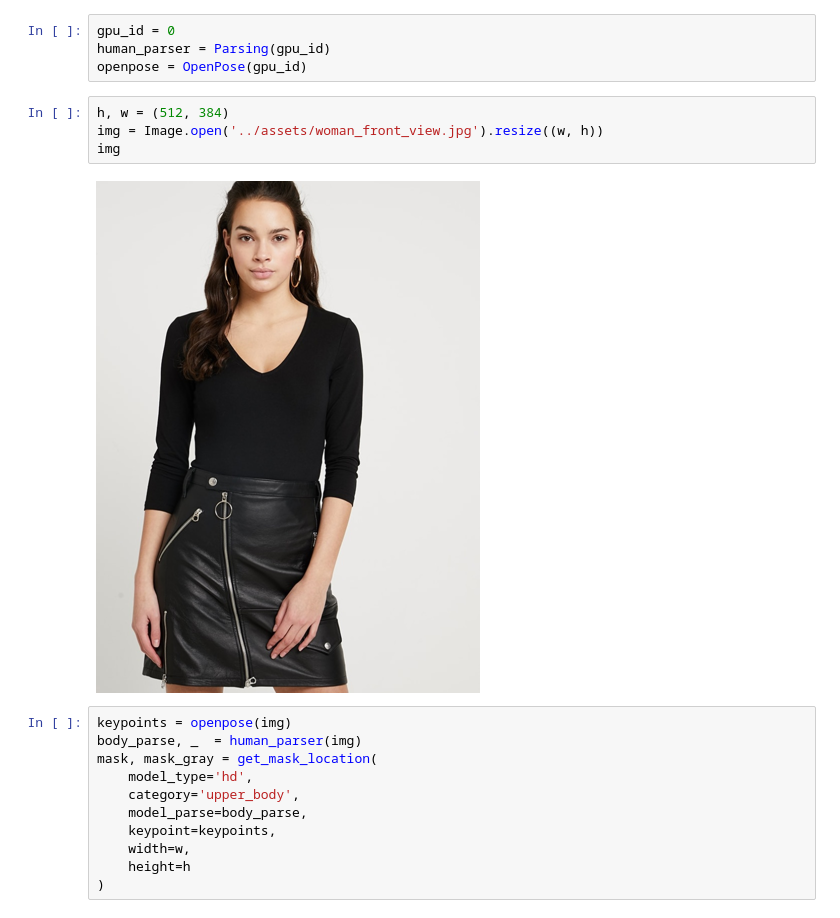
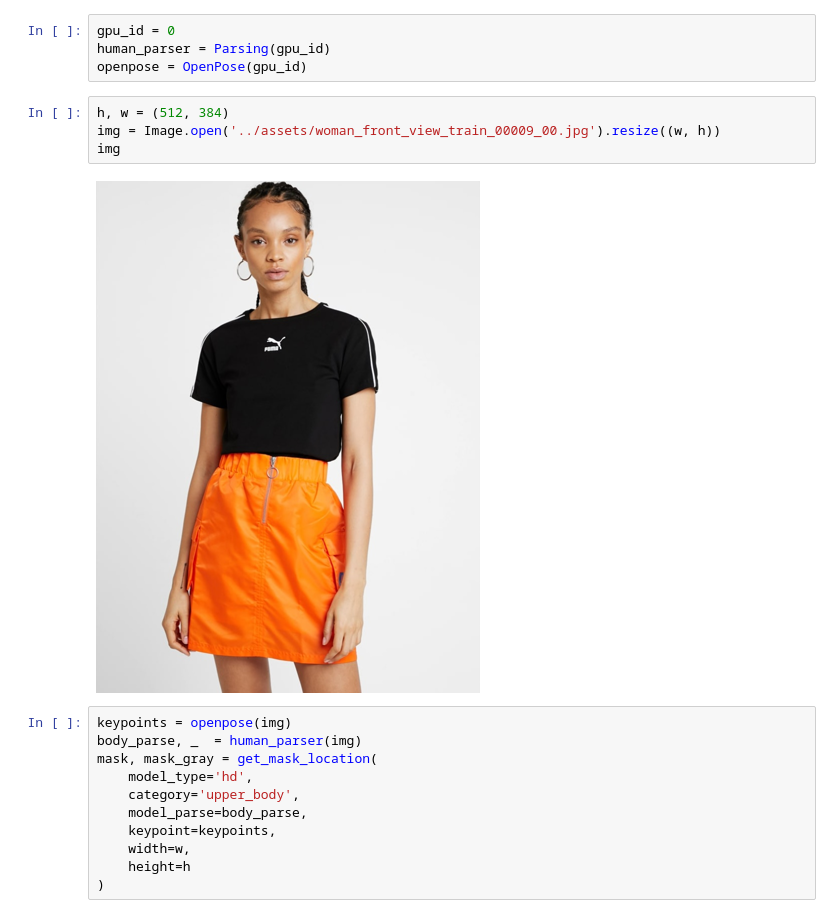
Before and after one commit to hosjiu1702/H-engine, a Jupyter notebook: notebooks/parse_agnostic_mask.ipynb, the cells around one changed output. Drawn from its saved outputs; the diff is of its cells as text.

```diff
--- a/notebooks/parse_agnostic_mask.ipynb
+++ b/notebooks/parse_agnostic_mask.ipynb
@@ -12,10 +12,10 @@ human_parser = Parsing(gpu_id)
 openpose = OpenPose(gpu_id)
 # %%
 h, w = (512, 384)
-img = Image.open('../assets/woman_front_view.jpg').resize((w, h))
+img = Image.open('../assets/woman_front_view_train_00009_00.jpg').resize((w, h))
 img
 # %% [output]
-[figure, old version]
+[figure, new version]
 # %%
 keypoints = openpose(img)
 body_parse, _  = human_parser(img)
```
Also changed, not shown: parts of 2 cells of this notebook, 5 other files.
